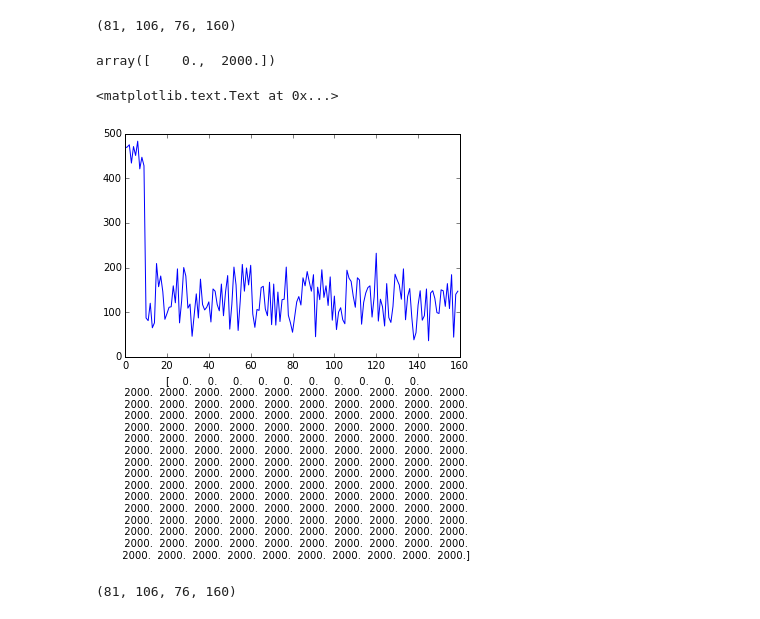
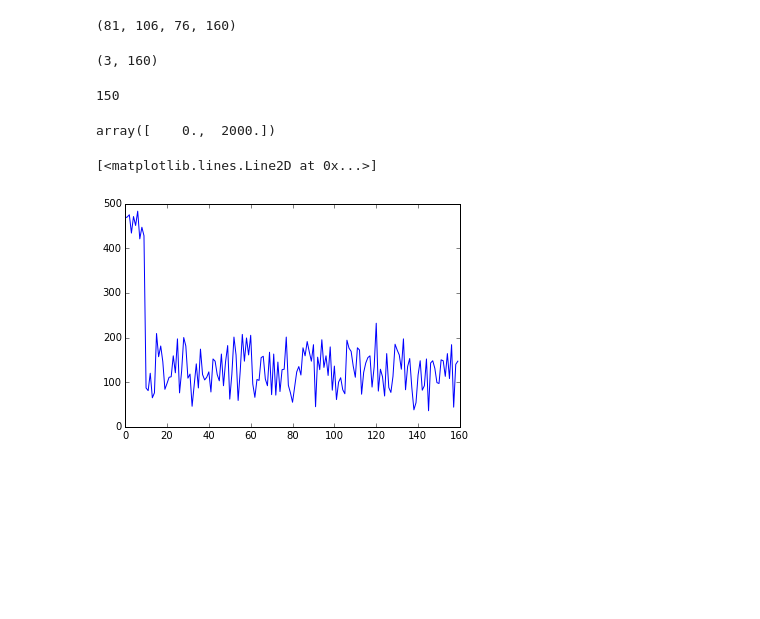
Before and after one commit to alexsavio/pyss_talks, a Jupyter notebook: dMRI-signals.ipynb, the cells around one changed output. Cells and saved outputs as stored; diff of their text form; code cells hidden in the pictures; blank space fills up the shorter version.

```diff
--- a/dMRI-signals.ipynb
+++ b/dMRI-signals.ipynb
@@ -32,16 +32,23 @@ data = ni.get_data()
 data.shape
 # %% [output]
 (81, 106, 76, 160)
+# %%
+bvecs.shape
+# %% [output]
+(3, 160)
+# %%
+np.sum(bvals > 0)
+# %% [output]
+150
 # %%
 np.unique(bvals)
 # %% [output]
 array([    0.,  2000.])
 # %%
 plt.plot(data[35, 35, 35, :])
-plt.xlabel(bvals)
 # %% [output]
-<matplotlib.text.Text at 0x...>
+[<matplotlib.lines.Line2D at 0x...>]
-[figure, old version]
+[figure, new version]
 # %%
 class Arrow3D(FancyArrowPatch):
     def __init__(self, xs, ys, zs, *args, **kwargs):
@@ -78,10 +85,6 @@ def plot_bvecs(elev=45, azim=45, x=40, y=50, z=35):
     ax.set_title('bvecs: [{}, {}, {}]'.format(bvecs[0][n], bvecs[1][n], bvecs[2][n]))
     fig.set_size_inches(10, 10)
     plt.show()
-# %%
-data.shape
-# %% [output]
-(81, 106, 76, 160)
 # %%
 pb_widget = wdg.interactive(plot_bvecs,
                             elev=wdg.FloatSliderWidget(min=-180, max=180, step=1.0),
```
Also changed, not shown: parts of 2 cells of this notebook, 4 other files.
